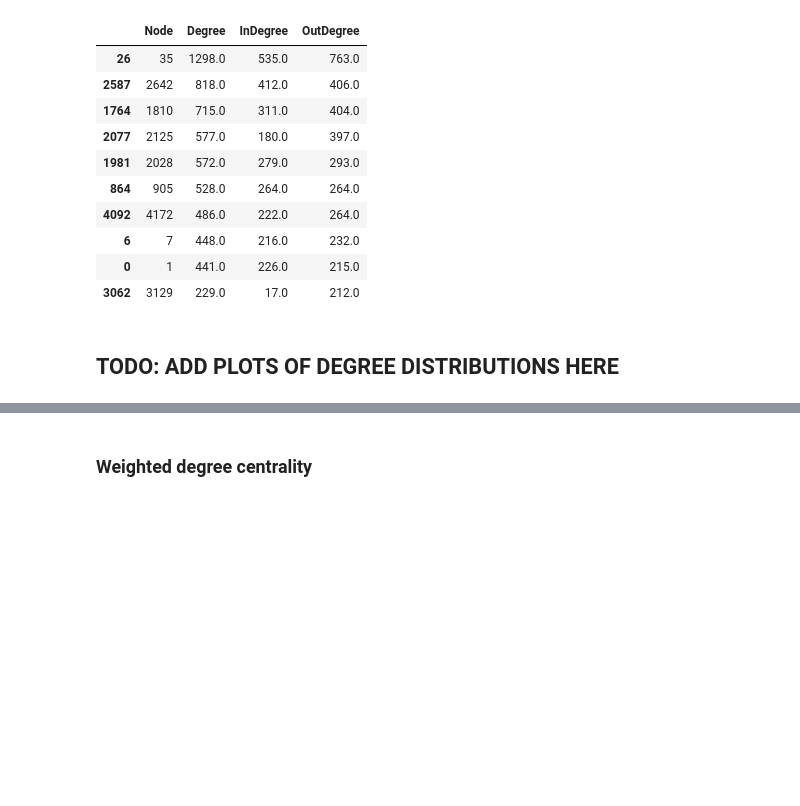
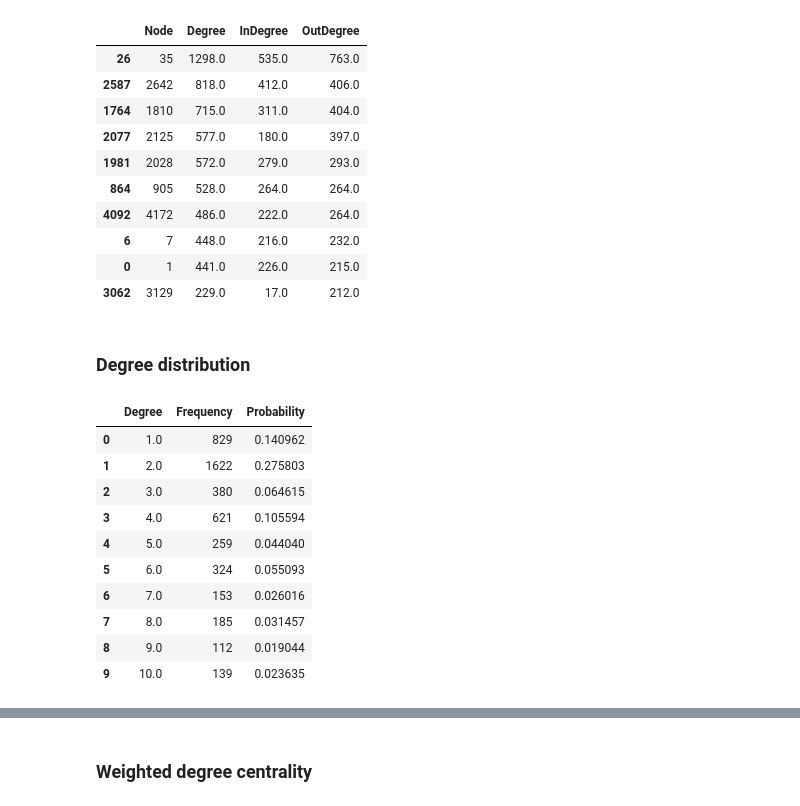
Before and after one commit to LukaszNiewinski/Network-Science, a Jupyter notebook: directed_network.ipynb, the cells around one changed output, grey strips where cells are left out. Cells and saved outputs as stored; diff of their text form; code cells hidden in the pictures; blank space fills up the shorter version.

```diff
--- a/directed_network.ipynb
+++ b/directed_network.ipynb
@@ -191,5 +191,21 @@ stats.sort_values(by='OutDegree', ascending=False).head(10)
 | 6 | 7 | 448.0 | 216.0 | 232.0 |
 | 0 | 1 | 441.0 | 226.0 | 215.0 |
 | 3062 | 3129 | 229.0 | 17.0 | 212.0 |
-# %% [markdown]
-## TODO: ADD PLOTS OF DEGREE DISTRIBUTIONS HERE
+# %% [markdown]
+### Degree distribution
+# %%
+counts = stats.groupby(['Degree']).size().reset_index(name='Frequency')
+counts['Probability'] = counts['Frequency'] / counts['Frequency'].sum()
+counts.head(10)
+# %% [output]
+|  | Degree | Frequency | Probability |
+| 0 | 1.0 | 829 | 0.140962 |
+| 1 | 2.0 | 1622 | 0.275803 |
+| 2 | 3.0 | 380 | 0.064615 |
+| 3 | 4.0 | 621 | 0.105594 |
+| 4 | 5.0 | 259 | 0.044040 |
+| 5 | 6.0 | 324 | 0.055093 |
+| 6 | 7.0 | 153 | 0.026016 |
+| 7 | 8.0 | 185 | 0.031457 |
+| 8 | 9.0 | 112 | 0.019044 |
+| 9 | 10.0 | 139 | 0.023635 |
```
Also changed, not shown: parts of 1 cell of this notebook, 1 other file.
